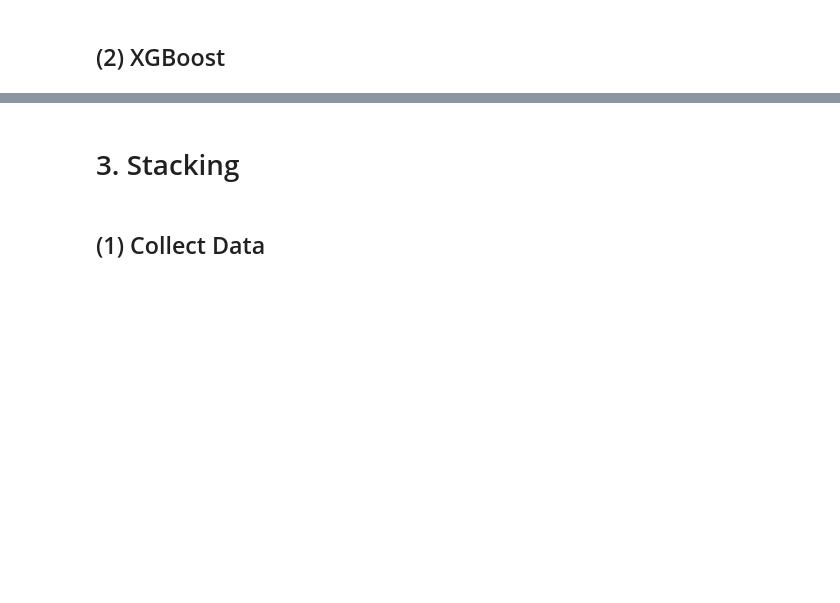
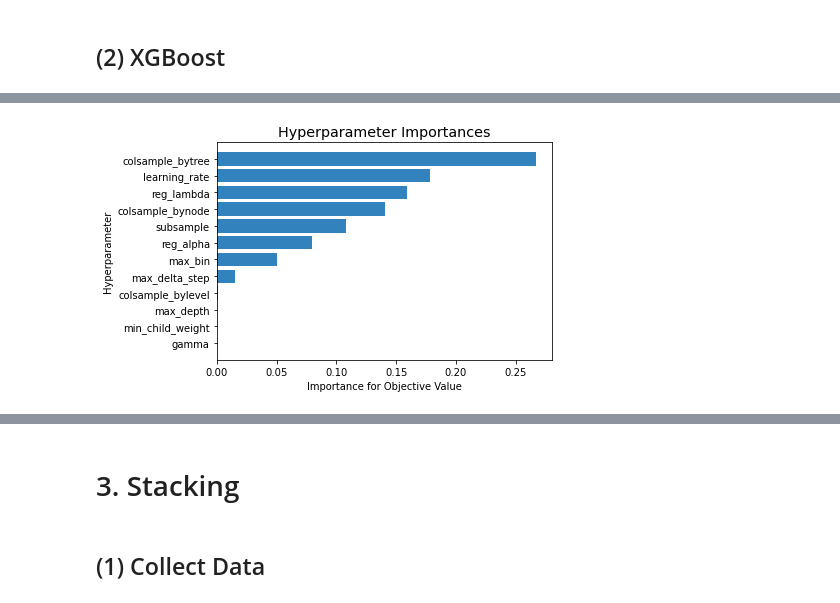
Before and after one commit to pobredward/dacon-competition, a Jupyter notebook: abalone-age-prediction/code/0323.ipynb, the cells around one changed output, grey strips where cells are left out. Cells and saved outputs as stored; diff of their text form; code cells hidden in the pictures; blank space fills up the shorter version.

```diff
--- a/abalone-age-prediction/code/0323.ipynb
+++ b/abalone-age-prediction/code/0323.ipynb
@@ -457,0 +517,12 @@ def xgb_objective(trial: Trial) -> float:
+# %%
+sampler = TPESampler(seed=basic_seed)
+xgb_study = optuna.create_study(study_name="xgb_parameter_opt", direction="minimize", sampler=sampler)
+xgb_study.optimize(xgb_objective, n_trials=num_trial)
+
+xgb_best_hyperparams = xgb_study.best_trial.params
+xgb_base_hyperparams = {"random_state": basic_seed}
+xgb_best_hyperparams.update(xgb_base_hyperparams)
+
+with open('../pickle/xgb_best_hyperparams.pickle', 'wb') as fw:
+    pickle.dump(xgb_best_hyperparams, fw)
+print("The best hyperparameters are:\n", xgb_best_hyperparams)
@@ -458,3 +540,5 @@ def xgb_objective(trial: Trial) -> float:
 # %%
-# optuna.visualization.matplotlib.plot_param_importances(xgb_study);
+optuna.visualization.matplotlib.plot_param_importances(xgb_study);
+# %% [output]
+[figure, added]
 # %%
```
Also changed, not shown: parts of 77 cells of this notebook.
